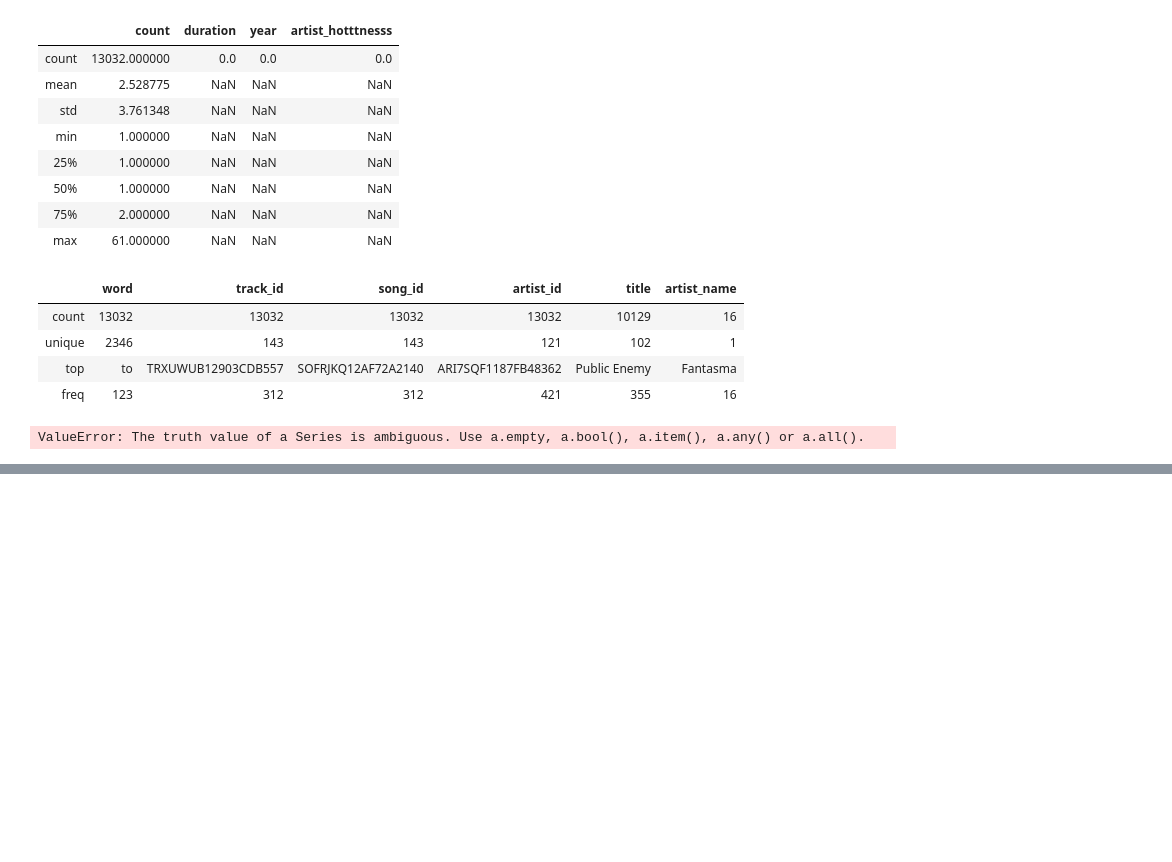
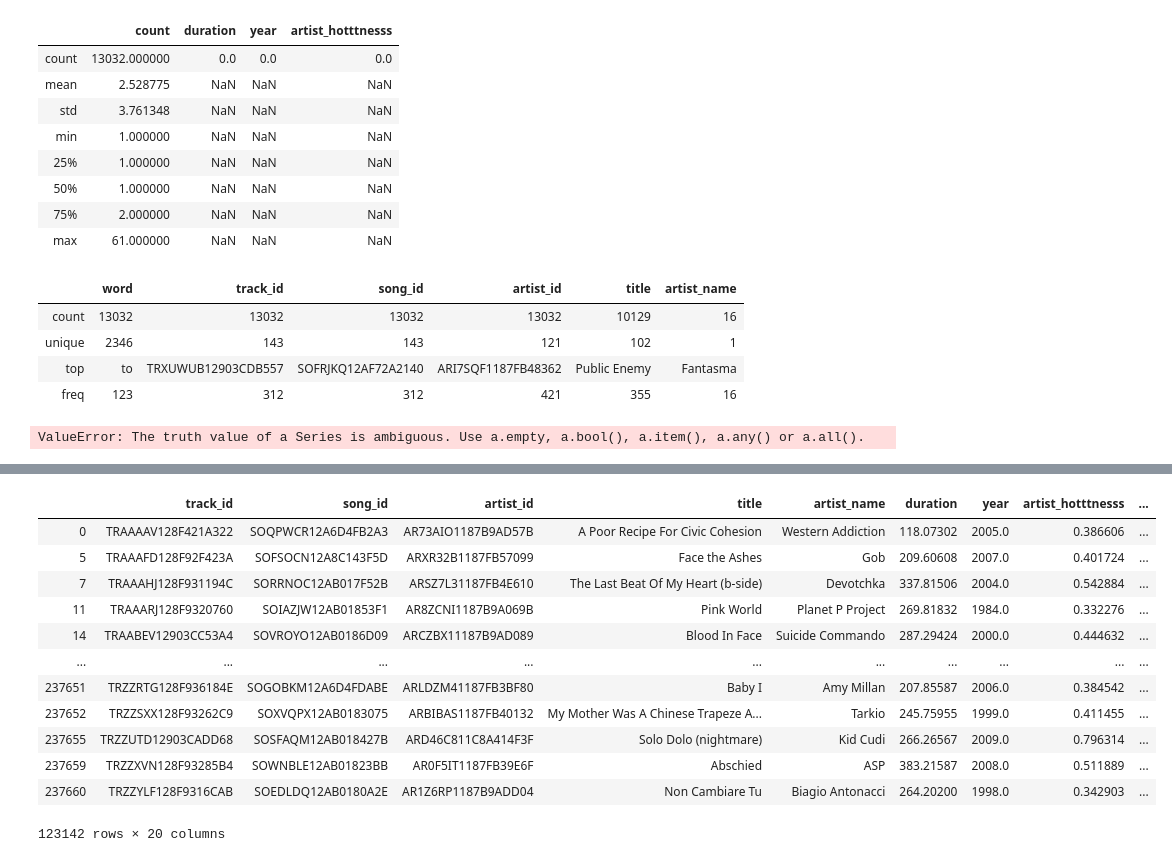
Before and after one commit to wang-xo/DataViz-KUL-2020, a Jupyter notebook: Raphael/Stat.ipynb, the cells around one changed output, grey strips where cells are left out. Drawn from its saved outputs; the diff is of its cells as text; code cells hidden in the pictures; blank space fills up the shorter version.

```diff
--- a/Raphael/Stat.ipynb
+++ b/Raphael/Stat.ipynb
@@ -287,0 +403,21 @@ ValueError: The truth value of a Series is ambiguous. Use a.empty, a.bool(), a.i
+# %%
+df_b = df_song_meta_wyear[(~df_song_meta_wyear['artist_hotttnesss'].isnull()) &
+                           (df_song_meta_wyear['artist_hotttnesss'] > 0) &
+                           (~df_song_meta_wyear['song_hotttness'].isnull()) &
+                           (df_song_meta_wyear['song_hotttness'] > 0)]
+df_b.to_csv("subset_AH_SH.csv")
+df_b
+# %% [output]
+|  | track_id | song_id | artist_id | title | artist_name | duration | year | artist_hotttnesss | ... |
+| 0 | TRAAAAV128F421A322 | SOQPWCR12A6D4FB2A3 | AR73AIO1187B9AD57B | A Poor Recipe For Civic Cohesion | Western Addiction | 118.07302 | 2005.0 | 0.386606 | ... |
+| 5 | TRAAAFD128F92F423A | SOFSOCN12A8C143F5D | ARXR32B1187FB57099 | Face the Ashes | Gob | 209.60608 | 2007.0 | 0.401724 | ... |
+| 7 | TRAAAHJ128F931194C | SORRNOC12AB017F52B | ARSZ7L31187FB4E610 | The Last Beat Of My Heart (b-side) | Devotchka | 337.81506 | 2004.0 | 0.542884 | ... |
+| 11 | TRAAARJ128F9320760 | SOIAZJW12AB01853F1 | AR8ZCNI1187B9A069B | Pink World | Planet P Project | 269.81832 | 1984.0 | 0.332276 | ... |
+| 14 | TRAABEV12903CC53A4 | SOVROYO12AB0186D09 | ARCZBX11187B9AD089 | Blood In Face | Suicide Commando | 287.29424 | 2000.0 | 0.444632 | ... |
+| ... | ... | ... | ... | ... | ... | ... | ... | ... | ... |
+| 237651 | TRZZRTG128F936184E | SOGOBKM12A6D4FDABE | ARLDZM41187FB3BF80 | Baby I | Amy Millan | 207.85587 | 2006.0 | 0.384542 | ... |
+| 237652 | TRZZSXX128F93262C9 | SOXVQPX12AB0183075 | ARBIBAS1187FB40132 | My Mother Was A Chinese Trapeze A... | Tarkio | 245.75955 | 1999.0 | 0.411455 | ... |
+| 237655 | TRZZUTD12903CADD68 | SOSFAQM12AB018427B | ARD46C811C8A414F3F | Solo Dolo (nightmare) | Kid Cudi | 266.26567 | 2009.0 | 0.796314 | ... |
+| 237659 | TRZZXVN128F93285B4 | SOWNBLE12AB01823BB | AR0F5IT1187FB39E6F | Abschied | ASP | 383.21587 | 2008.0 | 0.511889 | ... |
+| 237660 | TRZZYLF128F9316CAB | SOEDLDQ12AB0180A2E | AR1Z6RP1187B9ADD04 | Non Cambiare Tu | Biagio Antonacci | 264.20200 | 1998.0 | 0.342903 | ... |
+123142 rows × 20 columns
```
Also changed, not shown: parts of 10 cells of this notebook, 2 other files.
